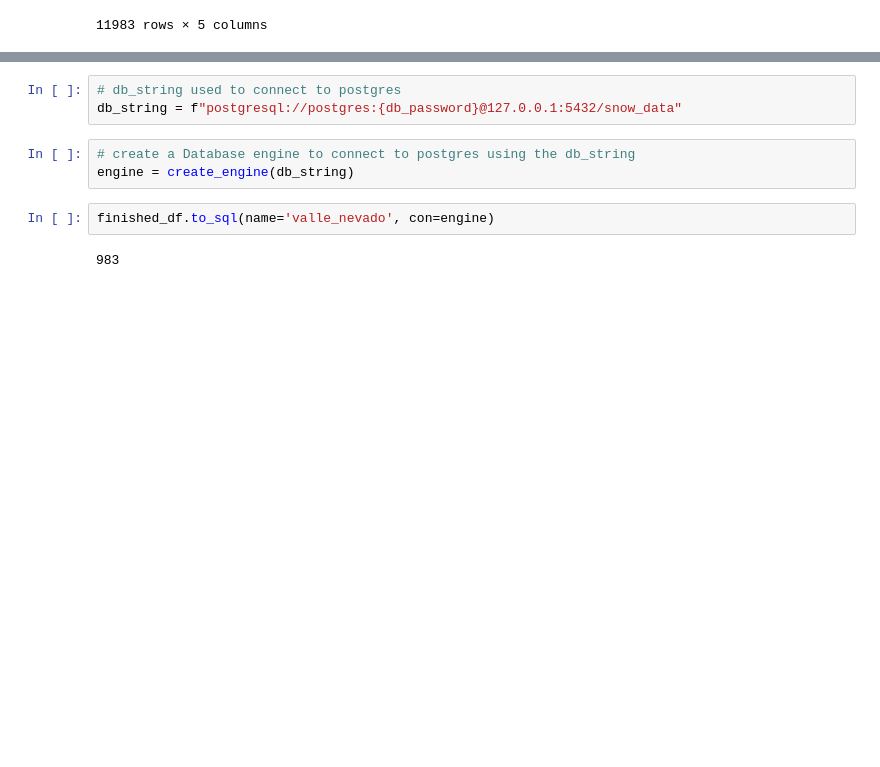
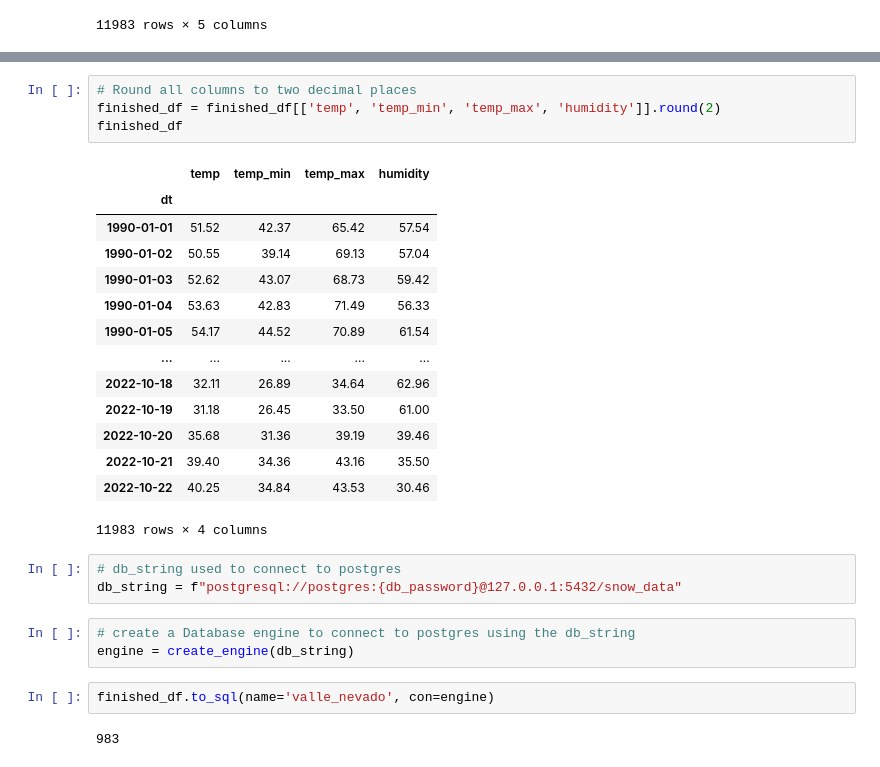
Before and after one commit to caedturner/Snow_data_analysis, a Jupyter notebook: Valle_Nevado.ipynb, the cells around one changed output, grey strips where cells are left out. Saved outputs shown, nothing was run; the diff lists cells and outputs as text; blank space fills up the shorter version.

Commit message:
Updated code to format the numerical values to 2 decimal places.

```diff
--- a/Valle_Nevado.ipynb
+++ b/Valle_Nevado.ipynb
@@ -140,10 +140,29 @@ memory usage: 561.7 KB
+# %%
+# Round all columns to two decimal places
+finished_df = finished_df[['temp', 'temp_min', 'temp_max', 'humidity']].round(2)
+finished_df
+# %% [output]
+|  | temp | temp_min | temp_max | humidity |
+| dt |  |  |  |  |
+| 1990-01-01 | 51.52 | 42.37 | 65.42 | 57.54 |
+| 1990-01-02 | 50.55 | 39.14 | 69.13 | 57.04 |
+| 1990-01-03 | 52.62 | 43.07 | 68.73 | 59.42 |
+| 1990-01-04 | 53.63 | 42.83 | 71.49 | 56.33 |
+| 1990-01-05 | 54.17 | 44.52 | 70.89 | 61.54 |
+| ... | ... | ... | ... | ... |
+| 2022-10-18 | 32.11 | 26.89 | 34.64 | 62.96 |
+| 2022-10-19 | 31.18 | 26.45 | 33.50 | 61.00 |
+| 2022-10-20 | 35.68 | 31.36 | 39.19 | 39.46 |
+| 2022-10-21 | 39.40 | 34.36 | 43.16 | 35.50 |
+| 2022-10-22 | 40.25 | 34.84 | 43.53 | 30.46 |
+11983 rows × 4 columns
 # %%
 # db_string used to connect to postgres
 db_string = f"postgresql://postgres:{db_password}@127.0.0.1:5432/snow_data"
-# %%
-# create a Database engine to connect to postgres using the db_string
-engine = create_engine(db_string)
-# %%
-finished_df.to_sql(name='valle_nevado', con=engine)
-# %% [output]
-983
+# %%
+# create a Database engine to connect to postgres using the db_string
+engine = create_engine(db_string)
+# %%
+finished_df.to_sql(name='valle_nevado', con=engine)
+# %% [output]
+983
```
Also changed, not shown: parts of 2 cells of this notebook, 1 other file.
